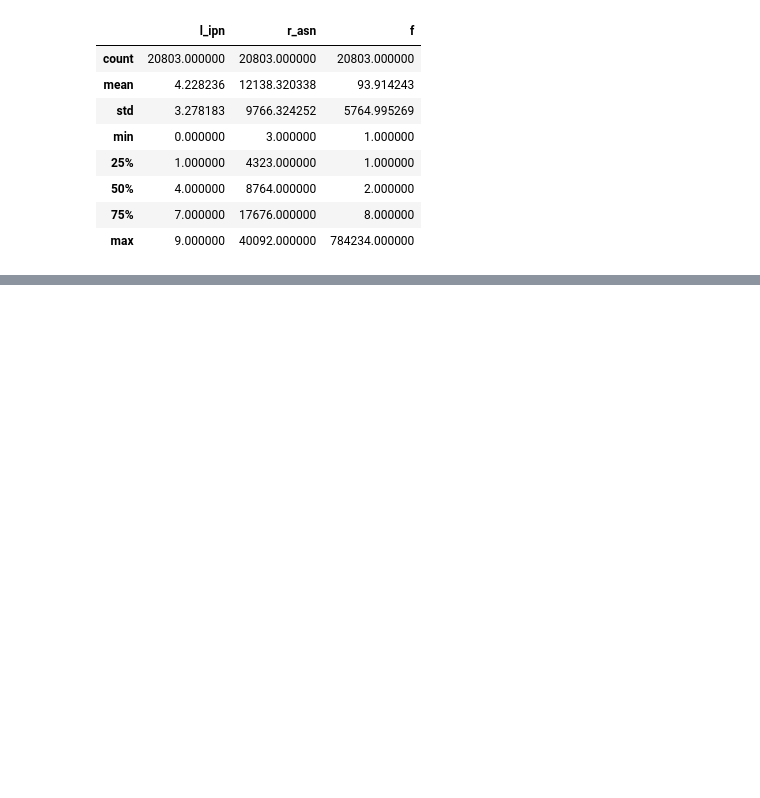
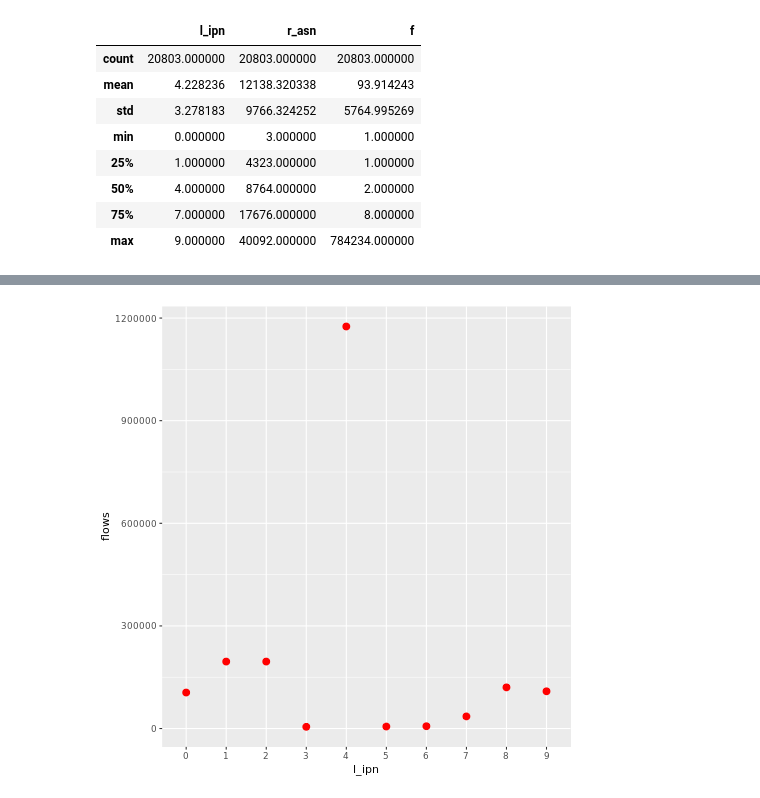
Before and after one commit to fargetan/ASO_100, a Jupyter notebook: Descriptive Analytics PE.ipynb, the cells around one changed output, grey strips where cells are left out. Cells and saved outputs as stored; diff of their text form; code cells hidden in the pictures; blank space fills up the shorter version.

```diff
--- a/Descriptive Analytics PE.ipynb
+++ b/Descriptive Analytics PE.ipynb
@@ -54,0 +374,4 @@ dta.describe()
+# %%
+dtas = dta.groupby('l_ipn').f.sum()
+dataf = pd.DataFrame({'l_ipn':dtas.index, 'flows':dtas.values})
+dataf
@@ -54,0 +390,5 @@ dta.describe()
+# %%
+%%R -i dataf
+ggplot(data = dataf, aes(x = l_ipn, y = flows)) + geom_point(data = dataf, aes(l_ipn, flows), color = 'red', size = 3)
+# %% [output]
+[figure, added]
```
Also changed, not shown: parts of 57 cells of this notebook.
